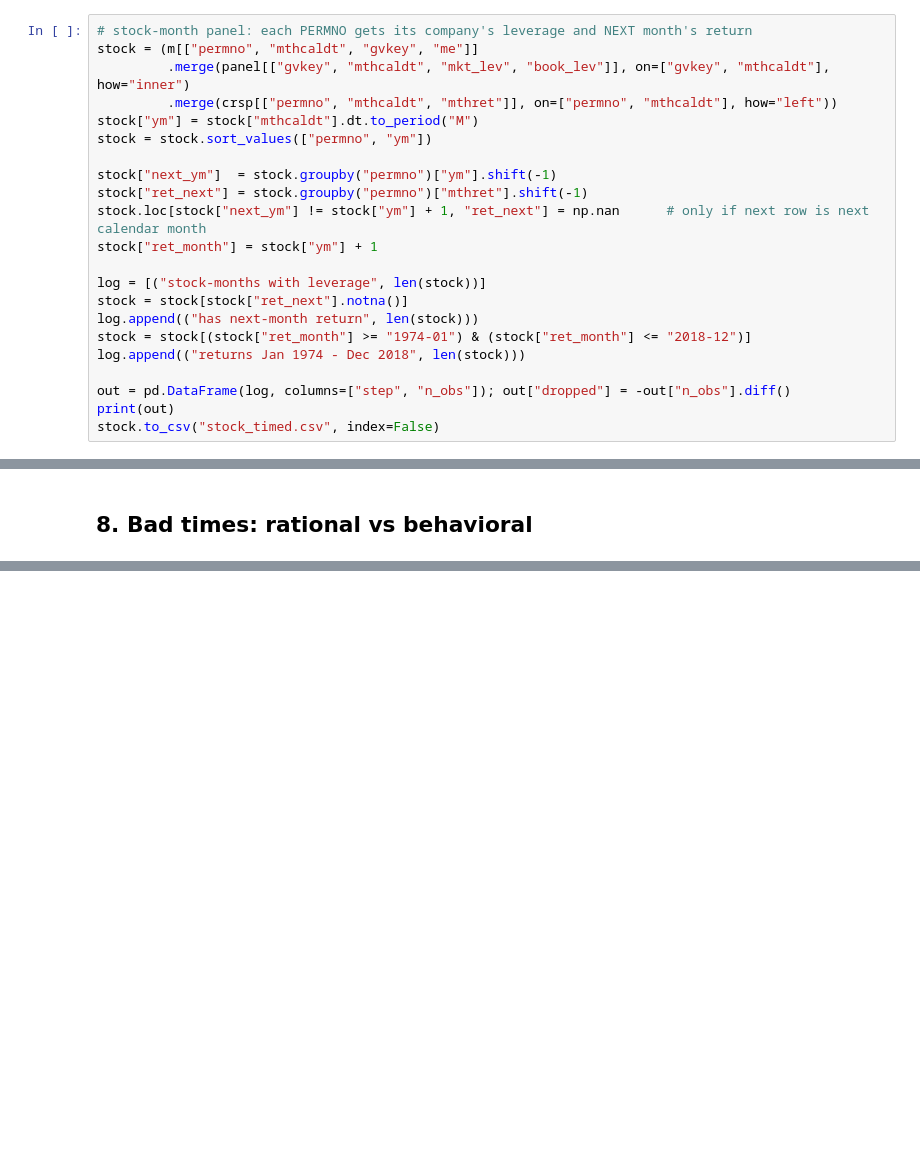
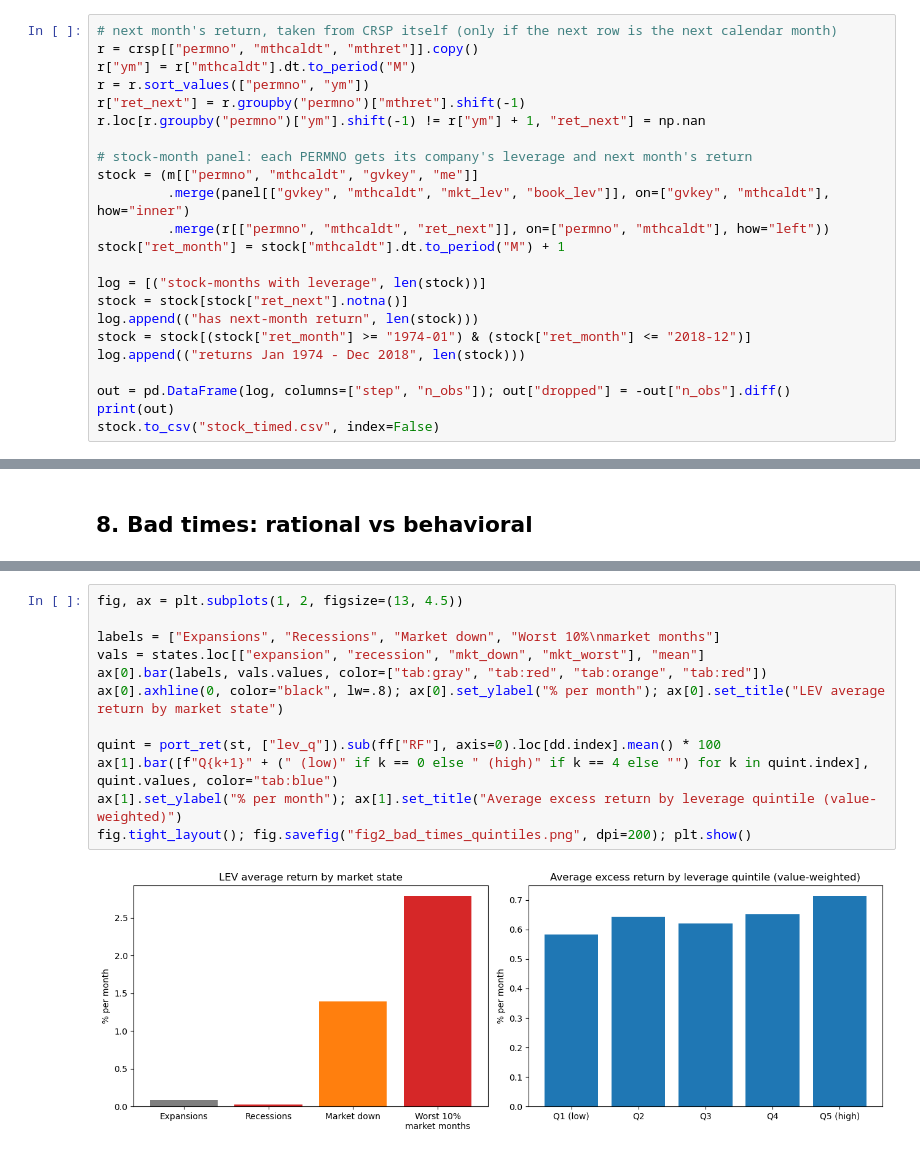
Before and after one commit to nehaneha8/CFM301, a Jupyter notebook: Project 2/proj2.ipynb, the cells around one changed output, grey strips where cells are left out. Saved outputs shown, nothing was run; the diff lists cells and outputs as text; blank space fills up the shorter version.

```diff
--- a/Project 2/proj2.ipynb
+++ b/Project 2/proj2.ipynb
@@ -190,17 +173,18 @@ max          1.000      855.111
 - `ret_next` is only kept if the next row really is the next calendar month (no gaps).
 - Keeps return months Jan 1974 - Dec 2018 and saves `stock_timed.csv`.
 # %%
-# stock-month panel: each PERMNO gets its company's leverage and NEXT month's return
+# next month's return, taken from CRSP itself (only if the next row is the next calendar month)
+r = crsp[["permno", "mthcaldt", "mthret"]].copy()
+r["ym"] = r["mthcaldt"].dt.to_period("M")
+r = r.sort_values(["permno", "ym"])
+r["ret_next"] = r.groupby("permno")["mthret"].shift(-1)
+r.loc[r.groupby("permno")["ym"].shift(-1) != r["ym"] + 1, "ret_next"] = np.nan
+
+# stock-month panel: each PERMNO gets its company's leverage and next month's return
 stock = (m[["permno", "mthcaldt", "gvkey", "me"]]
          .merge(panel[["gvkey", "mthcaldt", "mkt_lev", "book_lev"]], on=["gvkey", "mthcaldt"], how="inner")
-         .merge(crsp[["permno", "mthcaldt", "mthret"]], on=["permno", "mthcaldt"], how="left"))
-stock["ym"] = stock["mthcaldt"].dt.to_period("M")
-stock = stock.sort_values(["permno", "ym"])
-
-stock["next_ym"]  = stock.groupby("permno")["ym"].shift(-1)
-stock["ret_next"] = stock.groupby("permno")["mthret"].shift(-1)
-stock.loc[stock["next_ym"] != stock["ym"] + 1, "ret_next"] = np.nan      # only if next row is next calendar month
-stock["ret_month"] = stock["ym"] + 1
+         .merge(r[["permno", "mthcaldt", "ret_next"]], on=["permno", "mthcaldt"], how="left"))
+stock["ret_month"] = stock["mthcaldt"].dt.to_period("M") + 1
 
 log = [("stock-months with leverage", len(stock))]
 stock = stock[stock["ret_next"].notna()]
@@ -460 +483,15 @@ expansion  0.08  464.0
+# %%
+fig, ax = plt.subplots(1, 2, figsize=(13, 4.5))
+
+labels = ["Expansions", "Recessions", "Market down", "Worst 10%\nmarket months"]
+vals = states.loc[["expansion", "recession", "mkt_down", "mkt_worst"], "mean"]
+ax[0].bar(labels, vals.values, color=["tab:gray", "tab:red", "tab:orange", "tab:red"])
+ax[0].axhline(0, color="black", lw=.8); ax[0].set_ylabel("% per month"); ax[0].set_title("LEV average return by market state")
+
+quint = port_ret(st, ["lev_q"]).sub(ff["RF"], axis=0).loc[dd.index].mean() * 100
+ax[1].bar([f"Q{k+1}" + (" (low)" if k == 0 else " (high)" if k == 4 else "") for k in quint.index], quint.values, color="tab:blue")
+ax[1].set_ylabel("% per month"); ax[1].set_title("Average excess return by leverage quintile (value-weighted)")
+fig.tight_layout(); fig.savefig("fig2_bad_times_quintiles.png", dpi=200); plt.show()
+# %% [output]
+[figure, added]
 # %% [markdown]
```
Also changed, not shown: parts of 18 cells of this notebook, 4 other files.
